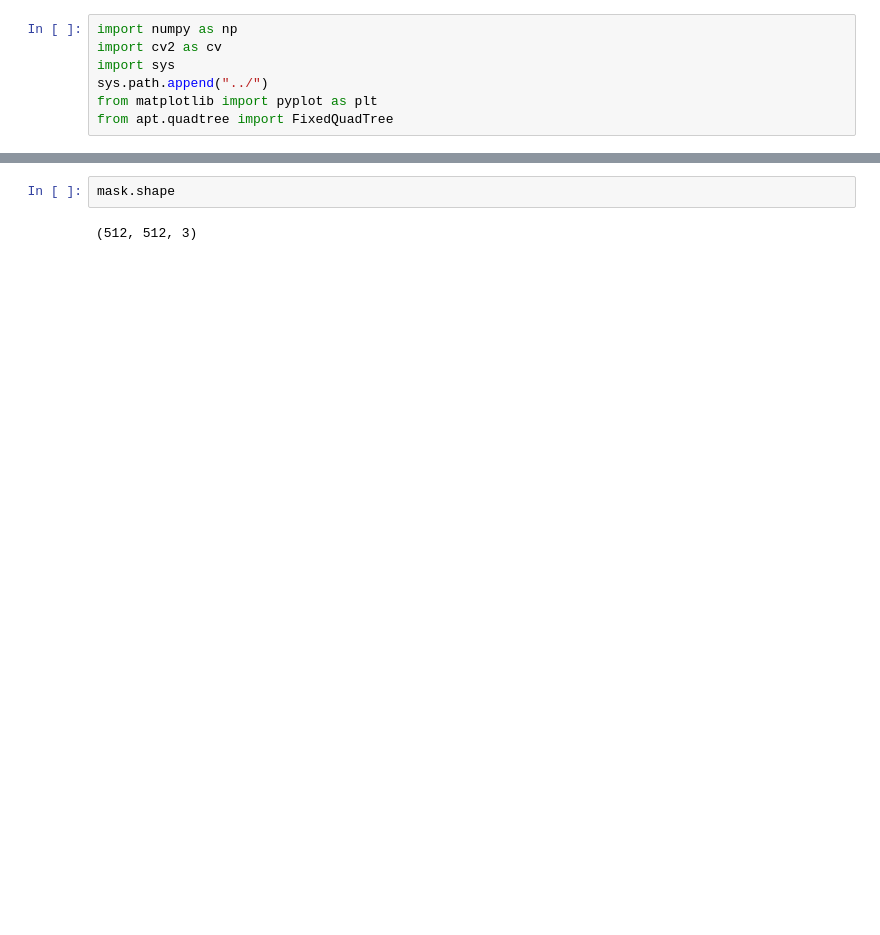
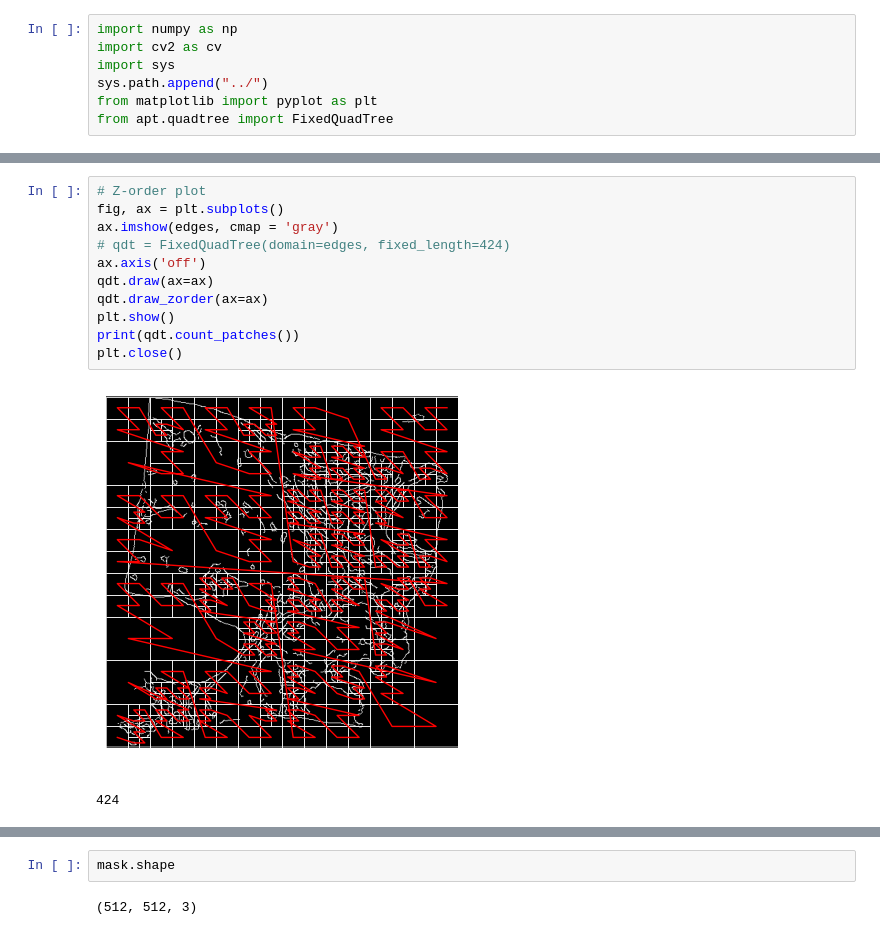
Before and after one commit to zhangenzhi/apt, a Jupyter notebook: utils/patchify.ipynb, the cells around one changed output, grey strips where cells are left out. Saved outputs shown, nothing was run; the diff lists cells and outputs as text; blank space fills up the shorter version.

```diff
--- a/utils/patchify.ipynb
+++ b/utils/patchify.ipynb
@@ -39,3 +45,17 @@ plt.close()
+# %%
+# Z-order plot
+fig, ax = plt.subplots()
+ax.imshow(edges, cmap = 'gray')
+# qdt = FixedQuadTree(domain=edges, fixed_length=424)
+ax.axis('off')
+qdt.draw(ax=ax)
+qdt.draw_zorder(ax=ax)
+plt.show()
+print(qdt.count_patches())
+plt.close()
+# %% [output]
+[figure, added]
+424
 # %%
 qdt.encode_nodes()
 # %% [output]
```
Also changed, not shown: parts of 8 cells of this notebook, 5 other files.
